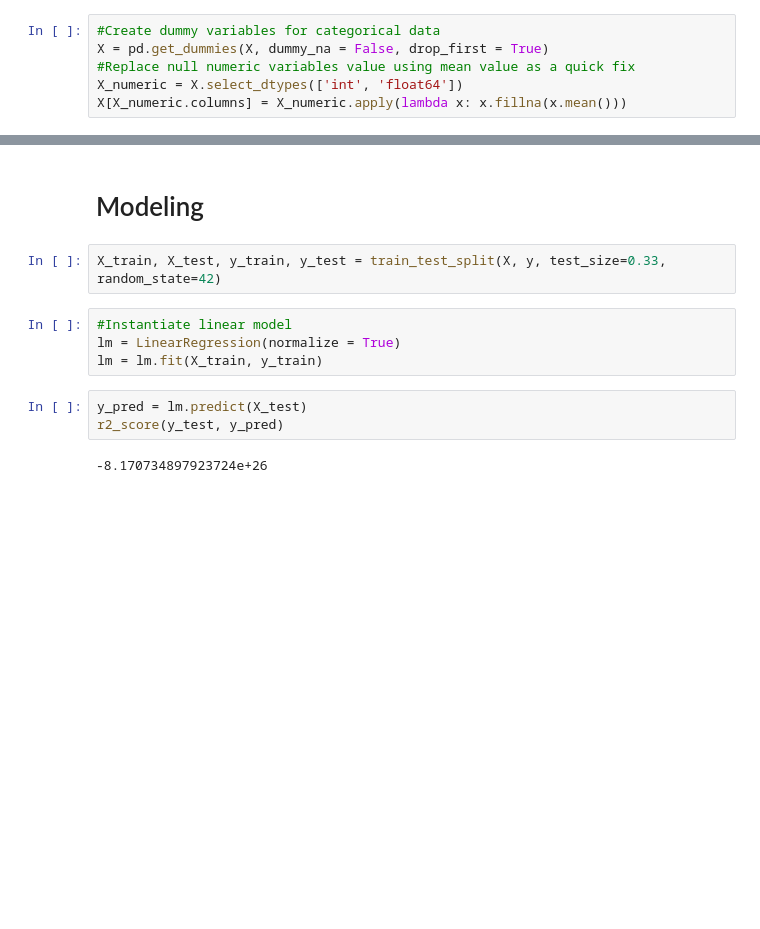
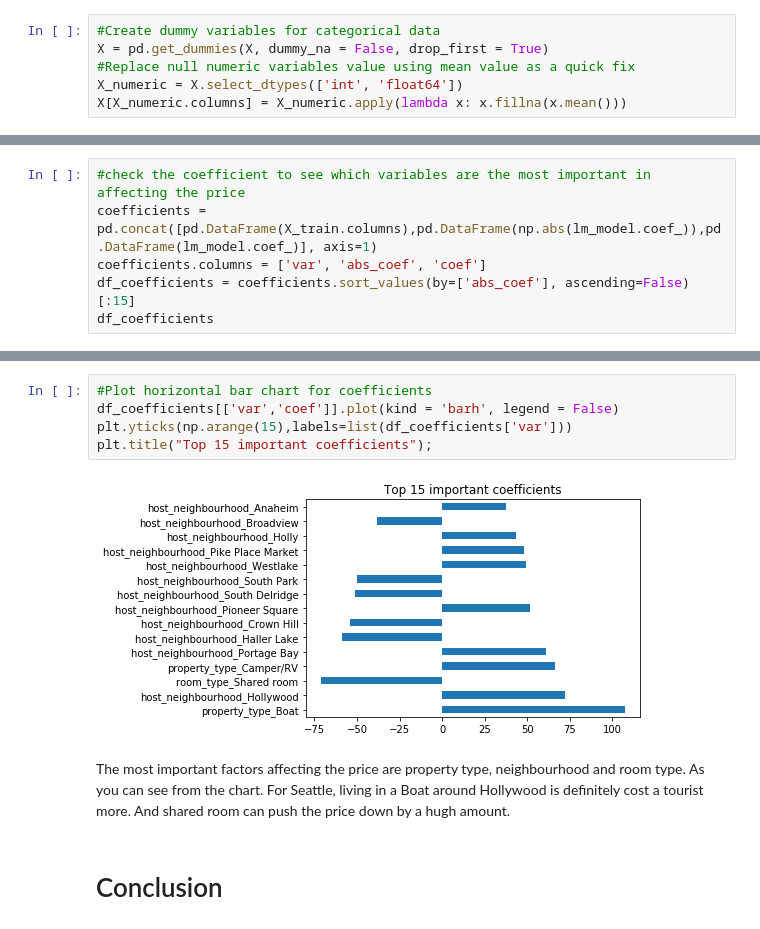
Before and after one commit to andykwok-hk/investigate_seattle_airbnb_dataset, a Jupyter notebook: Investigate Seattle Airbnb Dataset.ipynb, the cells around one changed output, grey strips where cells are left out. Drawn from its saved outputs; the diff is of its cells as text; blank space fills up the shorter version.

```diff
--- a/Investigate Seattle Airbnb Dataset.ipynb
+++ b/Investigate Seattle Airbnb Dataset.ipynb
@@ -223,0 +297,6 @@ X[X_numeric.columns] = X_numeric.apply(lambda x: x.fillna(x.mean()))
+# %%
+#check the coefficient to see which variables are the most important in affecting the price
+coefficients = pd.concat([pd.DataFrame(X_train.columns),pd.DataFrame(np.abs(lm_model.coef_)),pd.DataFrame(lm_model.coef_)], axis=1)
+coefficients.columns = ['var', 'abs_coef', 'coef']
+df_coefficients = coefficients.sort_values(by=['abs_coef'], ascending=False)[:15]
+df_coefficients
@@ -224,13 +320,11 @@ X[X_numeric.columns] = X_numeric.apply(lambda x: x.fillna(x.mean()))
+# %%
+#Plot horizontal bar chart for coefficients
+df_coefficients[['var','coef']].plot(kind = 'barh', legend = False)
+plt.yticks(np.arange(15),labels=list(df_coefficients['var']))
+plt.title("Top 15 important coefficients");
+# %% [output]
+[figure, added]
+# %% [markdown]
+The most important factors affecting the price are property type, neighbourhood and room type. As you can see from the chart. For Seattle, living in a Boat around Hollywood is definitely cost a tourist more. And shared room can push the price down by a hugh amount.
 # %% [markdown]
-# Modeling
+# Conclusion
-# %%
-X_train, X_test, y_train, y_test = train_test_split(X, y, test_size=0.33, random_state=42)
-# %%
-#Instantiate linear model
-lm = LinearRegression(normalize = True)
-lm = lm.fit(X_train, y_train)
-# %%
-y_pred = lm.predict(X_test)
-r2_score(y_test, y_pred)
-# %% [output]
--8.170734897923724e+26
```
Also changed, not shown: parts of 37 cells of this notebook, 1 other file.
